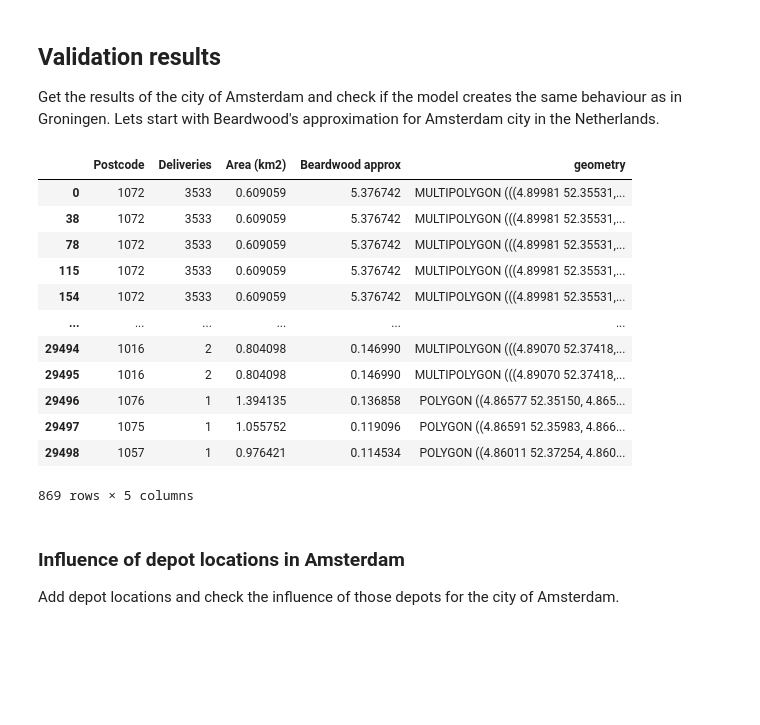
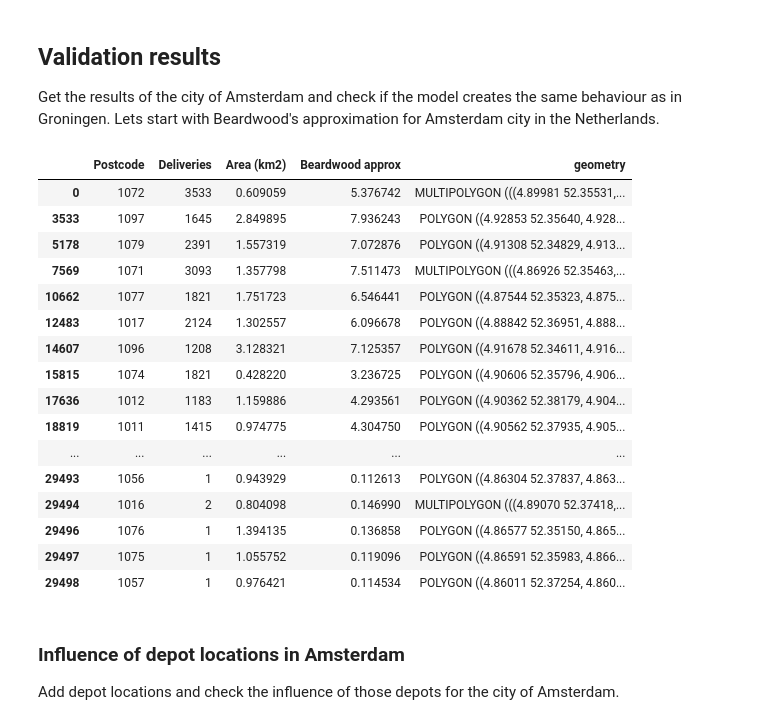
Before and after one commit to teletobbie/last-mile-cargo-bike-delivery, a Jupyter notebook: validation.ipynb, the cells around one changed output. Drawn from its saved outputs; the diff is of its cells as text; code cells hidden in the pictures; blank space fills up the shorter version.

Commit message:
sort value and rem. duplicates excel export

```diff
--- a/validation.ipynb
+++ b/validation.ipynb
@@ -58,22 +58,26 @@ df_amsterdam
 ## Validation results
 Get the results of the city of Amsterdam and check if the model creates the same behaviour as in Groningen. Lets start with Beardwood's approximation for Amsterdam city in the Netherlands.
 # %%
-results_amsterdam = geopandas.GeoDataFrame(df_amsterdam[["Postcode", "Deliveries", "Area (km2)", "Beardwood approx"]], geometry=df_amsterdam["geometry"])
+results_amsterdam = geopandas.GeoDataFrame(df_amsterdam[["Postcode", "Deliveries", "Area (km2)", "Beardwood approx"]], geometry=df_amsterdam["geometry"]).drop_duplicates()
 results_amsterdam.set_crs(epsg=4326, inplace=True)
 # %% [output]
 |  | Postcode | Deliveries | Area (km2) | Beardwood approx | geometry |
 | 0 | 1072 | 3533 | 0.609059 | 5.376742 | MULTIPOLYGON (((4.89981 52.35531,... |
-| 38 | 1072 | 3533 | 0.609059 | 5.376742 | MULTIPOLYGON (((4.89981 52.35531,... |
-| 78 | 1072 | 3533 | 0.609059 | 5.376742 | MULTIPOLYGON (((4.89981 52.35531,... |
-| 115 | 1072 | 3533 | 0.609059 | 5.376742 | MULTIPOLYGON (((4.89981 52.35531,... |
-| 154 | 1072 | 3533 | 0.609059 | 5.376742 | MULTIPOLYGON (((4.89981 52.35531,... |
+| 3533 | 1097 | 1645 | 2.849895 | 7.936243 | POLYGON ((4.92853 52.35640, 4.928... |
+| 5178 | 1079 | 2391 | 1.557319 | 7.072876 | POLYGON ((4.91308 52.34829, 4.913... |
+| 7569 | 1071 | 3093 | 1.357798 | 7.511473 | MULTIPOLYGON (((4.86926 52.35463,... |
+| 10662 | 1077 | 1821 | 1.751723 | 6.546441 | POLYGON ((4.87544 52.35323, 4.875... |
+| 12483 | 1017 | 2124 | 1.302557 | 6.096678 | POLYGON ((4.88842 52.36951, 4.888... |
+| 14607 | 1096 | 1208 | 3.128321 | 7.125357 | POLYGON ((4.91678 52.34611, 4.916... |
+| 15815 | 1074 | 1821 | 0.428220 | 3.236725 | POLYGON ((4.90606 52.35796, 4.906... |
+| 17636 | 1012 | 1183 | 1.159886 | 4.293561 | POLYGON ((4.90362 52.38179, 4.904... |
+| 18819 | 1011 | 1415 | 0.974775 | 4.304750 | POLYGON ((4.90562 52.37935, 4.905... |
 | ... | ... | ... | ... | ... | ... |
+| 29493 | 1056 | 1 | 0.943929 | 0.112613 | POLYGON ((4.86304 52.37837, 4.863... |
 | 29494 | 1016 | 2 | 0.804098 | 0.146990 | MULTIPOLYGON (((4.89070 52.37418,... |
-| 29495 | 1016 | 2 | 0.804098 | 0.146990 | MULTIPOLYGON (((4.89070 52.37418,... |
 | 29496 | 1076 | 1 | 1.394135 | 0.136858 | POLYGON ((4.86577 52.35150, 4.865... |
 | 29497 | 1075 | 1 | 1.055752 | 0.119096 | POLYGON ((4.86591 52.35983, 4.866... |
 | 29498 | 1057 | 1 | 0.976421 | 0.114534 | POLYGON ((4.86011 52.37254, 4.860... |
-869 rows × 5 columns
 # %%
 results_amsterdam.explore(
     column="Beardwood approx",
```
Also changed, not shown: parts of 3 cells of this notebook, 3 other files.
